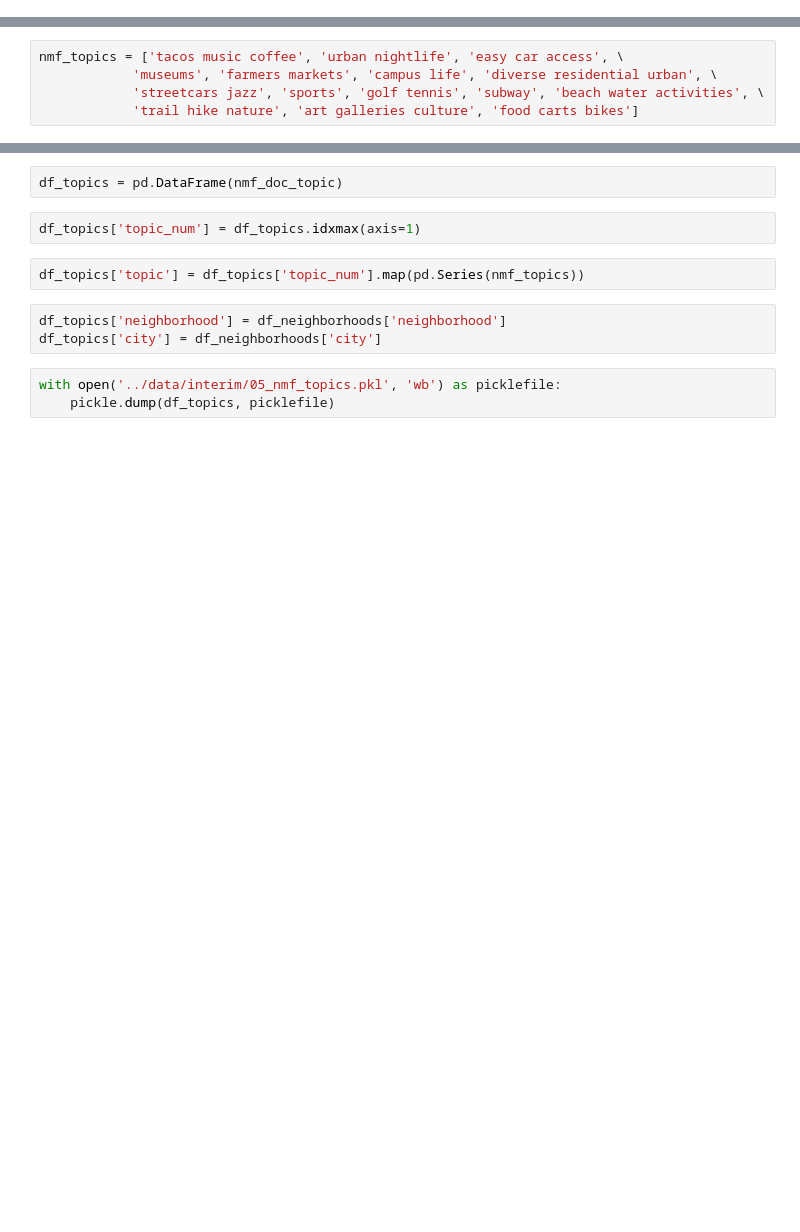
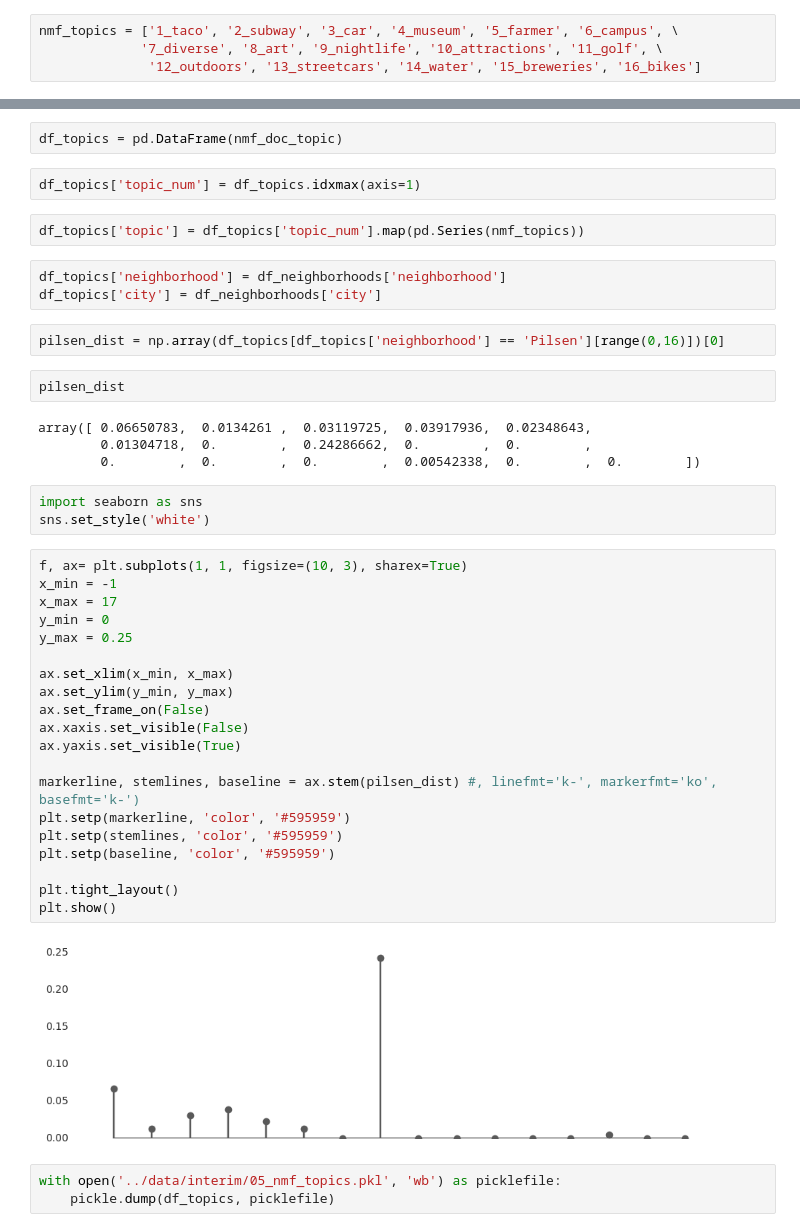
Before and after one commit to emw1687/benson, a Jupyter notebook: 05_kojak/notebooks/05a_nmf_lda.ipynb, the cells around one changed output, grey strips where cells are left out. Saved outputs shown, nothing was run; the diff lists cells and outputs as text; blank space fills up the shorter version.

```diff
--- a/05_kojak/notebooks/05a_nmf_lda.ipynb
+++ b/05_kojak/notebooks/05a_nmf_lda.ipynb
@@ -169,10 +167,9 @@ Name: 698, dtype: object
+# %%
+nmf_topics = ['1_taco', '2_subway', '3_car', '4_museum', '5_farmer', '6_campus', \
+             '7_diverse', '8_art', '9_nightlife', '10_attractions', '11_golf', \
+              '12_outdoors', '13_streetcars', '14_water', '15_breweries', '16_bikes']
 # %% [markdown]
 #### A couple visualizations!
-# %%
-nmf_topics = ['tacos music coffee', 'urban nightlife', 'easy car access', \
-            'museums', 'farmers markets', 'campus life', 'diverse residential urban', \
-            'streetcars jazz', 'sports', 'golf tennis', 'subway', 'beach water activities', \
-            'trail hike nature', 'art galleries culture', 'food carts bikes']
 # %%
 len(nmf_topic_word[0])
 # %% [output]
@@ -232,6 +225,39 @@ df_topics['topic'] = df_topics['topic_num'].map(pd.Series(nmf_topics))
 # %%
 df_topics['neighborhood'] = df_neighborhoods['neighborhood']
 df_topics['city'] = df_neighborhoods['city']
+# %%
+pilsen_dist = np.array(df_topics[df_topics['neighborhood'] == 'Pilsen'][range(0,16)])[0]
+# %%
+pilsen_dist
+# %% [output]
+array([ 0.06650783,  0.0134261 ,  0.03119725,  0.03917936,  0.02348643,
+        0.01304718,  0.        ,  0.24286662,  0.        ,  0.        ,
+        0.        ,  0.        ,  0.        ,  0.00542338,  0.        ,  0.        ])
+# %%
+import seaborn as sns
+sns.set_style('white')
+# %%
+f, ax= plt.subplots(1, 1, figsize=(10, 3), sharex=True)
+x_min = -1
+x_max = 17
+y_min = 0
+y_max = 0.25
+
+ax.set_xlim(x_min, x_max)
+ax.set_ylim(y_min, y_max)
+ax.set_frame_on(False)
+ax.xaxis.set_visible(False)
+ax.yaxis.set_visible(True)
+
+markerline, stemlines, baseline = ax.stem(pilsen_dist) #, linefmt='k-', markerfmt='ko', basefmt='k-')
+plt.setp(markerline, 'color', '#595959')
+plt.setp(stemlines, 'color', '#595959')
+plt.setp(baseline, 'color', '#595959')
+
+plt.tight_layout()
+plt.show()
+# %% [output]
+[figure, added]
 # %%
 with open('../data/interim/05_nmf_topics.pkl', 'wb') as picklefile:
     pickle.dump(df_topics, picklefile)
```
Also changed, not shown: parts of 24 cells of this notebook, 48 other files.
